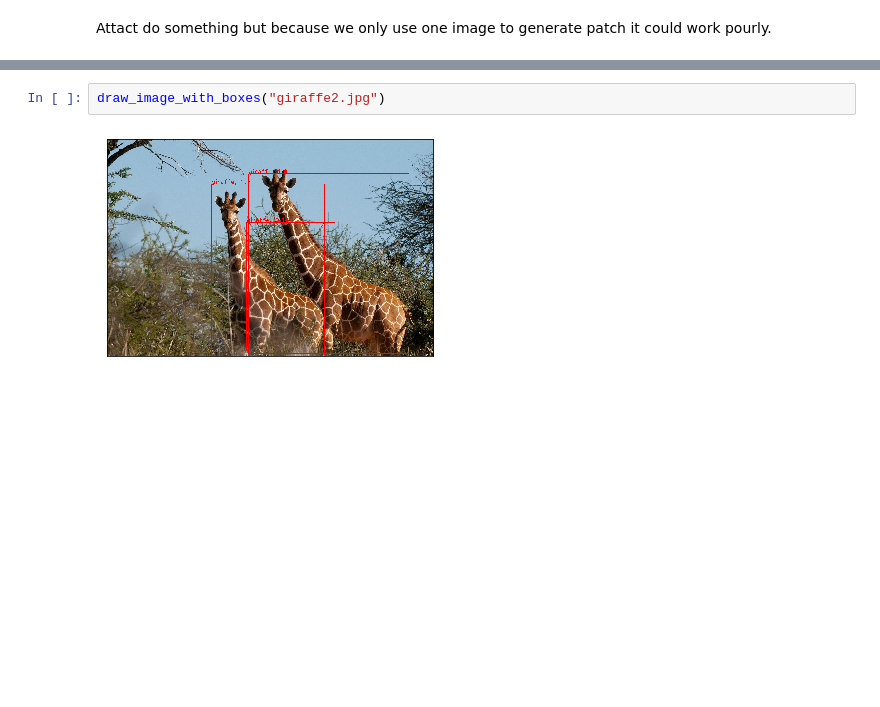
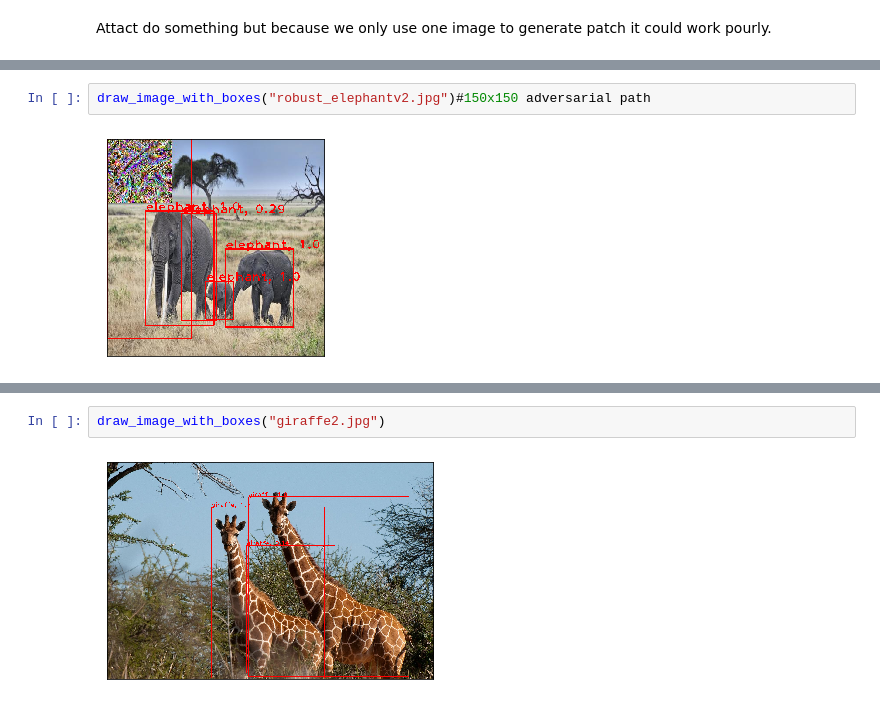
Before and after one commit to sebastiankul-99/ART-AGH, a Jupyter notebook: ObjectDetectionWithArt.ipynb, the cells around one changed output, grey strips where cells are left out. Drawn from its saved outputs; the diff is of its cells as text; blank space fills up the shorter version.

```diff
--- a/ObjectDetectionWithArt.ipynb
+++ b/ObjectDetectionWithArt.ipynb
@@ -275,0 +261,4 @@ Attact do something but because we only use one image to generate patch it could
+# %%
+draw_image_with_boxes("robust_elephantv2.jpg")#150x150 adversarial path
+# %% [output]
+[figure, added]
```
Also changed, not shown: parts of 23 cells of this notebook, 3 other files.
